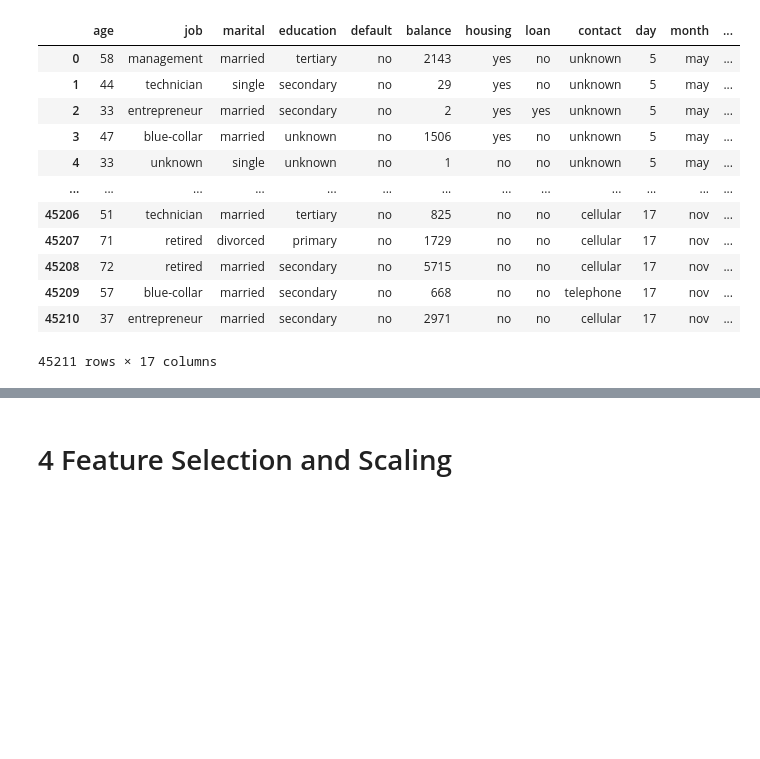
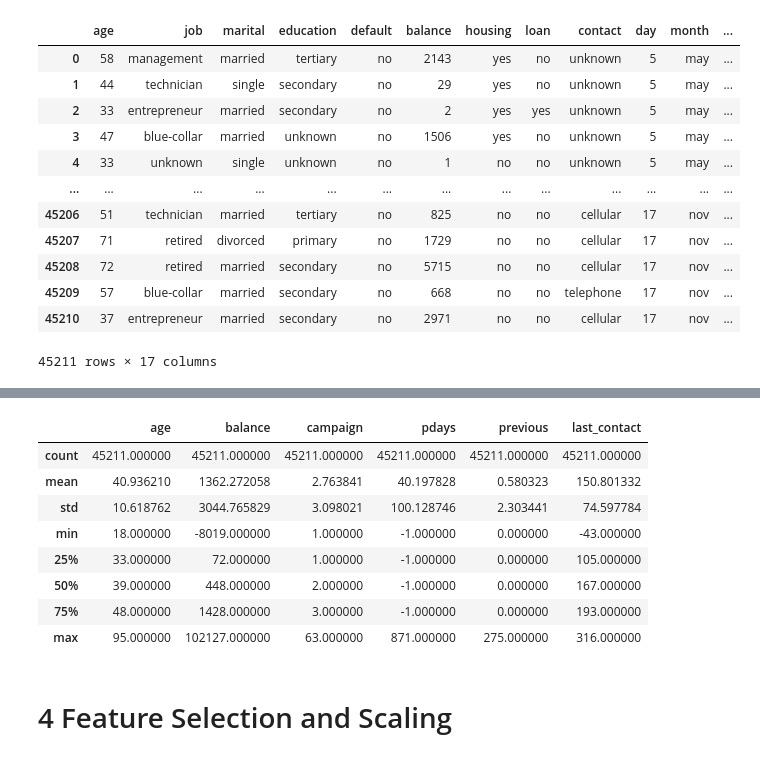
Before and after one commit to EmaTran/CSIS3290_GroupProject, a Jupyter notebook: MiniProject2/CSIS3290_MiniProject2.ipynb, the cells around one changed output, grey strips where cells are left out. Cells and saved outputs as stored; diff of their text form; code cells hidden in the pictures; blank space fills up the shorter version.

```diff
--- a/MiniProject2/CSIS3290_MiniProject2.ipynb
+++ b/MiniProject2/CSIS3290_MiniProject2.ipynb
@@ -74,3 +101,16 @@ df.drop(columns={'day', 'date', 'month'}, axis=1, inplace=True)
+# %%
+# Display the summary statistics of the data
+df2.describe()
+# %% [output]
+|  | age | balance | campaign | pdays | previous | last_contact |
+| count | 45211.000000 | 45211.000000 | 45211.000000 | 45211.000000 | 45211.000000 | 45211.000000 |
+| mean | 40.936210 | 1362.272058 | 2.763841 | 40.197828 | 0.580323 | 150.801332 |
+| std | 10.618762 | 3044.765829 | 3.098021 | 100.128746 | 2.303441 | 74.597784 |
+| min | 18.000000 | -8019.000000 | 1.000000 | -1.000000 | 0.000000 | -43.000000 |
+| 25% | 33.000000 | 72.000000 | 1.000000 | -1.000000 | 0.000000 | 105.000000 |
+| 50% | 39.000000 | 448.000000 | 2.000000 | -1.000000 | 0.000000 | 167.000000 |
+| 75% | 48.000000 | 1428.000000 | 3.000000 | -1.000000 | 0.000000 | 193.000000 |
+| max | 95.000000 | 102127.000000 | 63.000000 | 871.000000 | 275.000000 | 316.000000 |
 # %% [markdown]
 # 4 Feature Selection and Scaling
 # %% [markdown]
```
Also changed, not shown: parts of 7 cells of this notebook.
